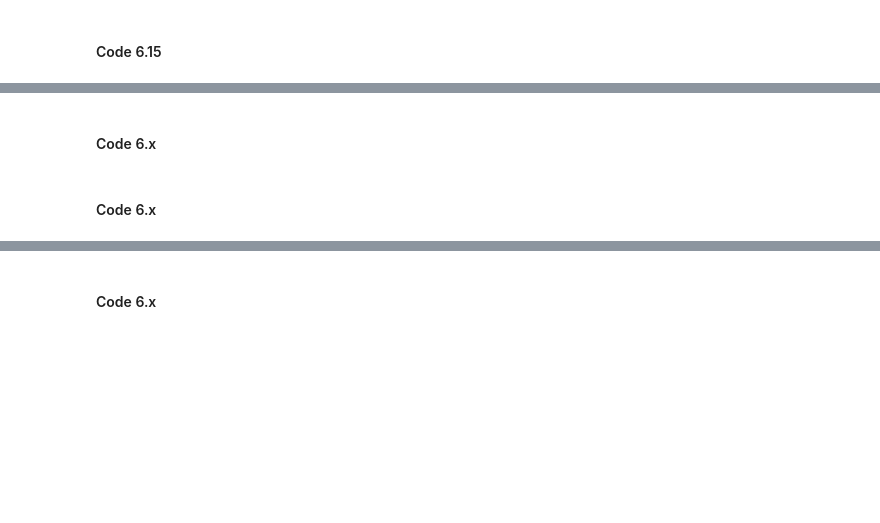
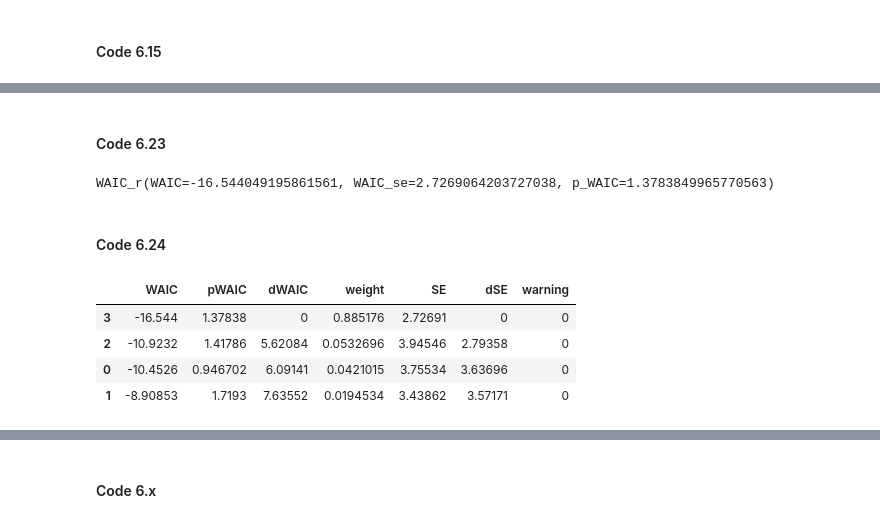
Before and after one commit to aloctavodia/Statistical-Rethinking-with-Python-and-PyMC3, a Jupyter notebook: Chp_06.ipynb, the cells around one changed output, grey strips where cells are left out. Saved outputs shown, nothing was run; the diff lists cells and outputs as text; code cells hidden in the pictures; blank space fills up the shorter version.

```diff
--- a/Chp_06.ipynb
+++ b/Chp_06.ipynb
@@ -191,5 +231,18 @@ ll = function1(n_samples)
 # %% [markdown]
-#### Code 6.x
+#### Code 6.23
+# %%
+pm.waic(trace_m6_14, m6_14)
+# %% [output]
+WAIC_r(WAIC=-16.544049195861561, WAIC_se=2.7269064203727038, p_WAIC=1.3783849965770563)
 # %% [markdown]
-#### Code 6.x
+#### Code 6.24
+# %%
+compare_df = pm.compare([trace_m6_11, trace_m6_12, trace_m6_13, trace_m6_14], [m6_11, m6_12, m6_13, m6_14], method='pseudo-BMA')
+compare_df
+# %% [output]
+|  | WAIC | pWAIC | dWAIC | weight | SE | dSE | warning |
+| 3 | -16.544 | 1.37838 | 0 | 0.885176 | 2.72691 | 0 | 0 |
+| 2 | -10.9232 | 1.41786 | 5.62084 | 0.0532696 | 3.94546 | 2.79358 | 0 |
+| 0 | -10.4526 | 0.946702 | 6.09141 | 0.0421015 | 3.75534 | 3.63696 | 0 |
+| 1 | -8.90853 | 1.7193 | 7.63552 | 0.0194534 | 3.43862 | 3.57171 | 0 |
 # %% [markdown]
```
Also changed, not shown: parts of 34 cells of this notebook.
